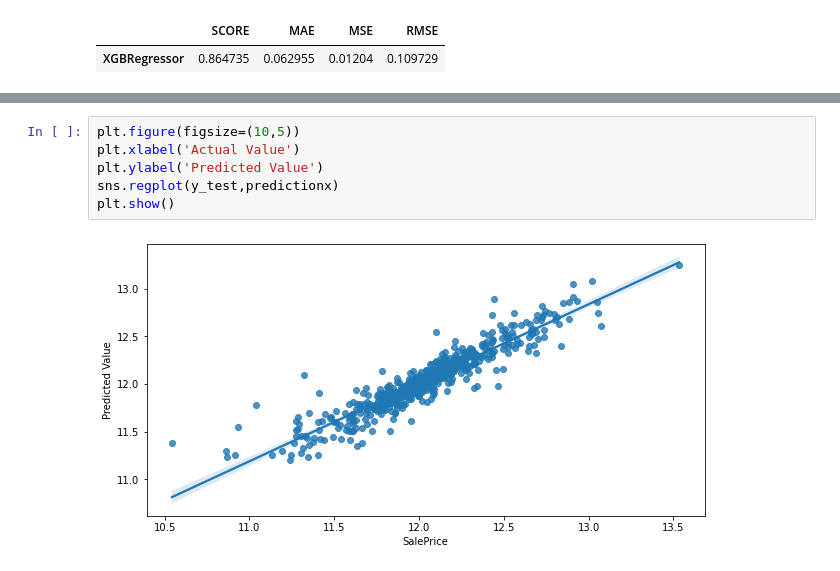
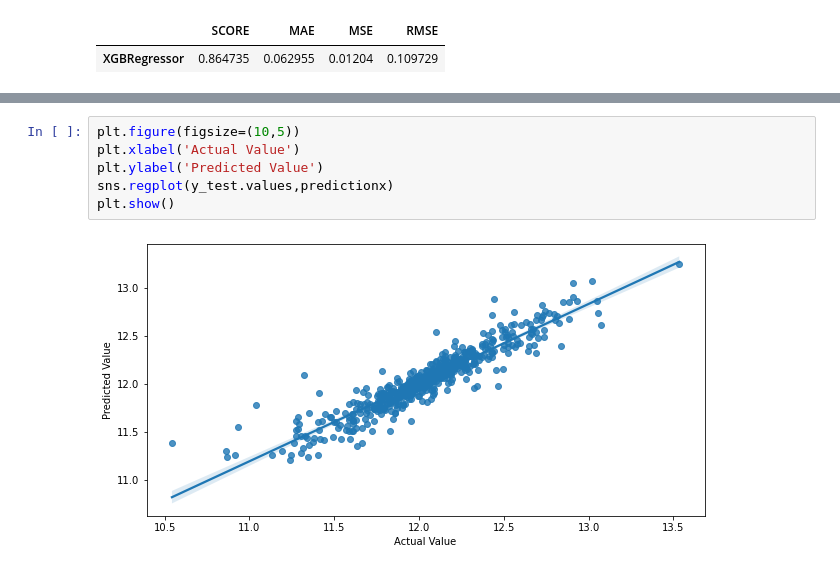
Before and after one commit to isoori/AdvancedHousePrice, a Jupyter notebook: AdvanceHousePrice.ipynb, the cells around one changed output, grey strips where cells are left out. Cells and saved outputs as stored; diff of their text form.

```diff
--- a/AdvanceHousePrice.ipynb
+++ b/AdvanceHousePrice.ipynb
@@ -199,11 +207,11 @@ plt.show()
 # %%
 plt.figure(figsize=(10,5))
 plt.xlabel('Actual Value')
 plt.ylabel('Predicted Value')
-sns.regplot(y_test,predictionx)
+sns.regplot(y_test.values,predictionx)
 plt.show()
 # %% [output]
-[figure, old version]
+[figure, new version]
 # %%
 n_estimators = [int(x) for x in np.linspace(start=100,stop=2000,num=20)]
 max_depth = [int(x) for x in np.linspace(start=10,stop=100,num=10)]
```
Also changed, not shown: parts of 12 cells of this notebook.
